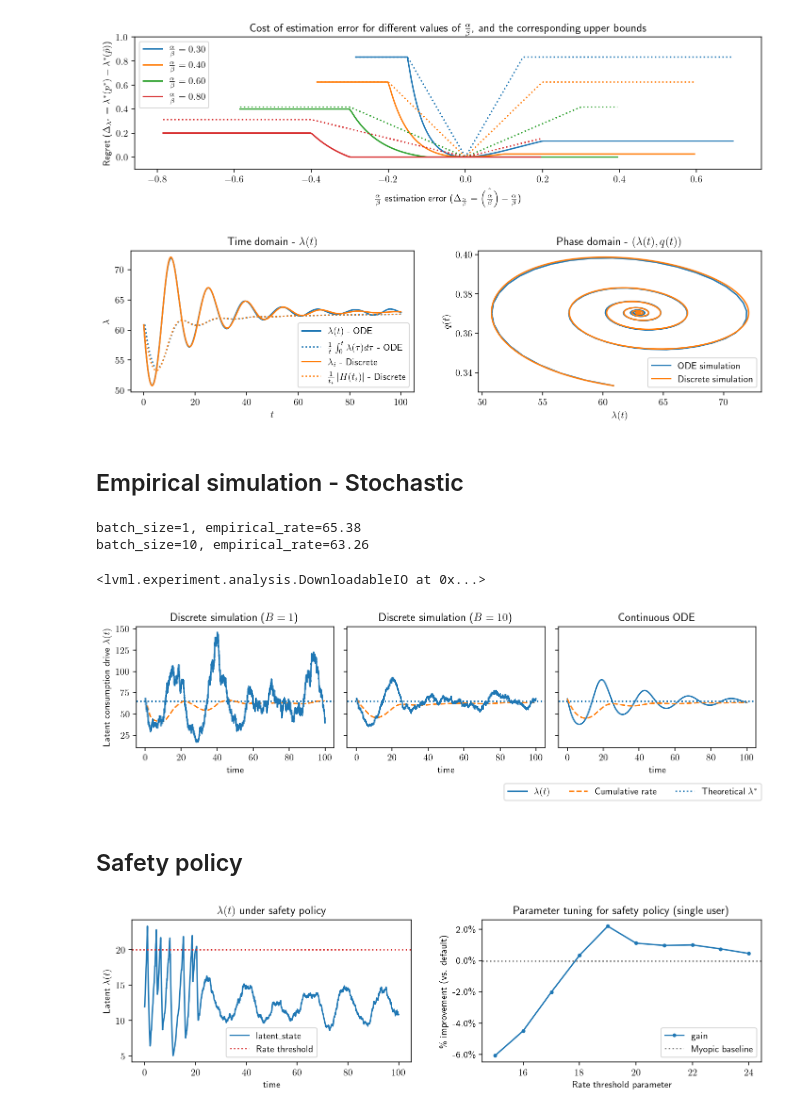
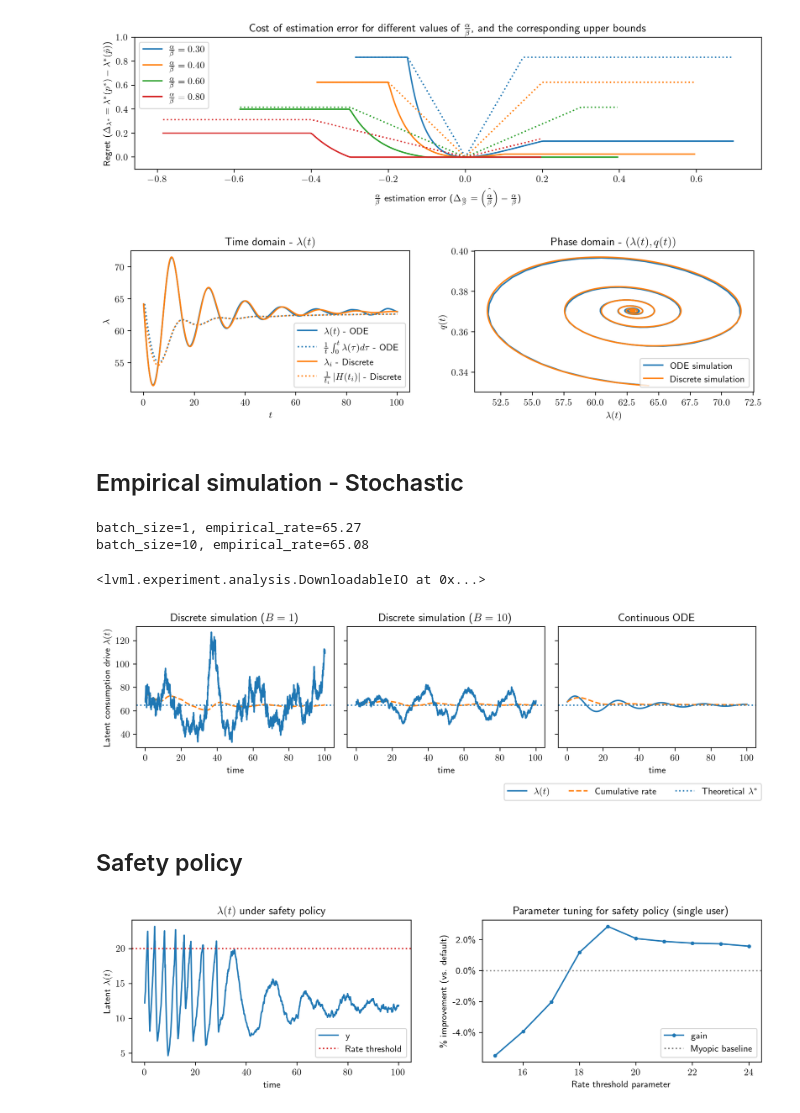
Before and after one commit to lvml-iclr-2023/learning-to-take-a-break, a Jupyter notebook: schematic_diagrams.ipynb, the cells around one changed output. Cells and saved outputs as stored; diff of their text form; code cells hidden in the pictures.

```diff
--- a/schematic_diagrams.ipynb
+++ b/schematic_diagrams.ipynb
@@ -18,7 +18,7 @@ import scipy.interpolate
 import lvml
 from lvml.experiment.analysis import *
 
-RANDOM_STATE = 1
+RANDOM_STATE = 0
 lvml.random_seed(RANDOM_STATE)
 np.random.seed(RANDOM_STATE)
 # %% [markdown]
@@ -371,7 +430,7 @@ fig,ax = create_fig(1,2)
 line = ax[0].plot(ode_res.t, ode_res.y[0], label=r'$\lambda(t)$ - ODE')
 c = line[0].get_color()
 ax[0].plot(*cum_avg(ode_res.t, ode_res.y[0]), ':', color=c, label=r'$\frac{1}{t}\int_0^t\lambda(\tau)d\tau$ - ODE')
-line = ax[0].plot(discrete_res.events_df()['latent_state'].map(lambda t: t[0]), label=r'$\lambda_i$ - Discrete')
+line = ax[0].plot(discrete_res.events_df()['y'].map(lambda t: t[0]), label=r'$\lambda_i$ - Discrete')
 c = line[0].get_color()
 ax[0].plot(discrete_res.events_df()['cumulative_rate'], ':', color=c, label=r'$\frac{1}{t_i}\left|H(t_i)\right|$ - Discrete')
 ax[0].legend()
@@ -385,7 +444,7 @@ ax[0].set(
 cum_avg = lambda t,x: (t[1:], np.cumsum(np.diff(t)*x[:-1])/t[1:])
 
 ax[1].plot(*ode_res.y[:2], label='ODE simulation')
-ax[1].plot(*discrete_res.events_df()['latent_state'].pipe(lambda s: np.array(s.tolist())).T[:2], label='Discrete simulation')
+ax[1].plot(*discrete_res.events_df()['y'].pipe(lambda s: np.array(s.tolist())).T[:2], label='Discrete simulation')
 ax[1].legend()
 ax[1].set(
     title=r'Phase domain - $(\lambda(t),q(t))$',
@@ -394,7 +453,7 @@ ax[1].set(
 )
 fig.tight_layout(w_pad=4)
 # %% [output]
-[figure, old version]
+[figure, new version]
 # %% [markdown]
 ## Empirical simulation - Stochastic
 # %%
@@ -430,7 +489,7 @@ for batch_size,c,ax in zip([1,10], matplotlib.colors.TABLEAU_COLORS, axs):
     events_df = discrete_res.events_df()
     l = (
         events_df
-        ['latent_state']
+        ['y']
         .map(lambda arr: arr[0])
         .plot.line(
             ax=ax,
@@ -469,36 +528,36 @@ axs[2].plot(
     ode_res.y[0].cumsum()/(1+np.arange(len(ode_res.t))),
     linestyle='--',
 )
 axs[2].axhline(
     rec.equilibrium(lv)[0],
     linestyle=':',
     label='Theoretical LV equilibrium',
 )
 axs[2].set(
     xlabel='time',
     ylabel='latent $\lambda(t)$',
     title=f'Continuous ODE',
 )
 
 fig.legend(
     l.get_lines(),
     [
         '$\lambda(t)$',
         r'Cumulative rate',
         'Theoretical $\lambda^*$',
     ],
     loc='lower right',
     bbox_to_anchor=(1,0),
     ncol=3,
     bbox_transform=fig.transFigure,
 )
 
 fig.download('discrete_and_continuous_lv_simulation.pdf')
 # %% [output]
-batch_size=1, empirical_rate=65.38
-batch_size=10, empirical_rate=63.26
+batch_size=1, empirical_rate=65.27
+batch_size=10, empirical_rate=65.08
 <lvml.experiment.analysis.DownloadableIO at 0x...>
-[figure, old version]
+[figure, new version]
 # %% [markdown]
 ## Safety policy
 # %%
@@ -562,8 +621,8 @@ ref_res = lv.simulate_discrete(
 fig,axs=create_fig(1,2)
 
 ax=axs[0]
-discrete_res.events_df()['latent_state'].map(lambda t: t[0]).plot.line(ax=ax)
-ax.axhline(limit_params.rate_threshold,label='Rate threshold', color='tab:red', linestyle=':')
+discrete_res.events_df()['y'].map(lambda t: t[0]).plot.line(ax=ax)
+ax.axhline(limit_params.rate_upper_bound,label='Rate threshold', color='tab:red', linestyle=':')
 ax.set(
     title='$\lambda(t)$ under safety policy',
     xlabel='time',
@@ -591,4 +650,4 @@ ax.axhline(0,linestyle=':',label='Myopic baseline',color='tab:gray')
 ax.legend()
 ax.yaxis.set_major_formatter(matplotlib.ticker.FuncFormatter(lambda x,pos: f'{round(x*100,1)}\%'))
 # %% [output]
-[figure, old version]
+[figure, new version]
```
Also changed, not shown: parts of 11 cells of this notebook, 9 other files.
